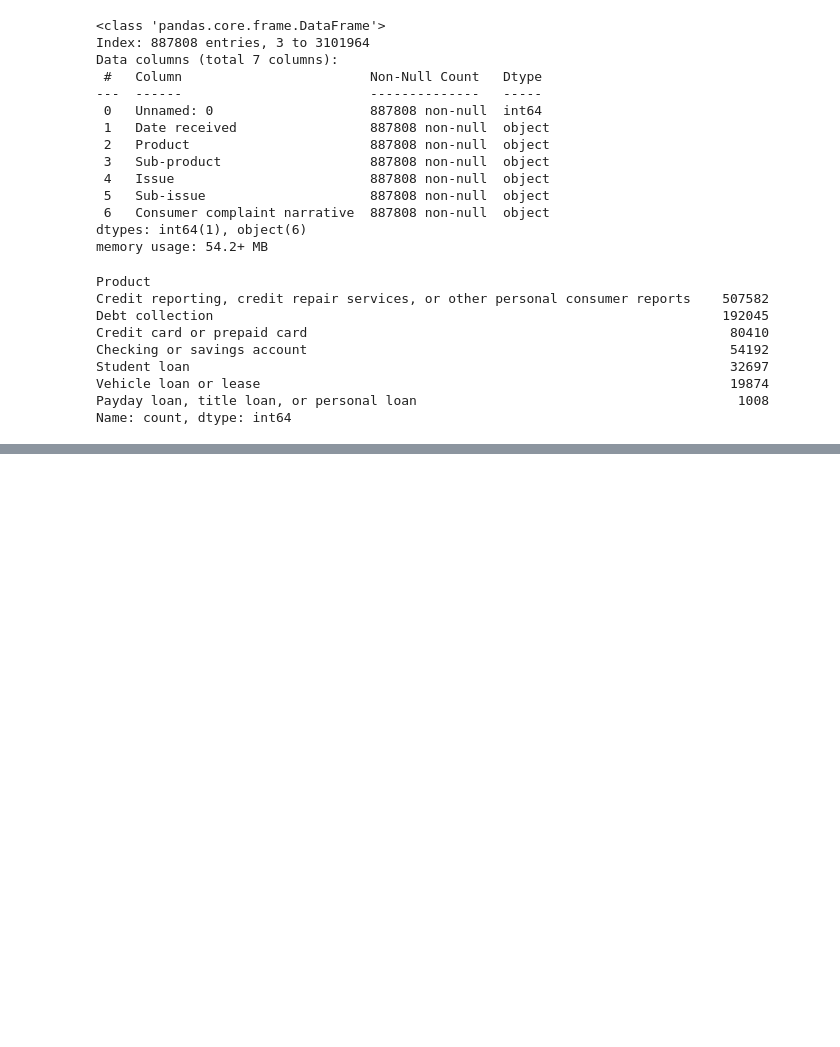
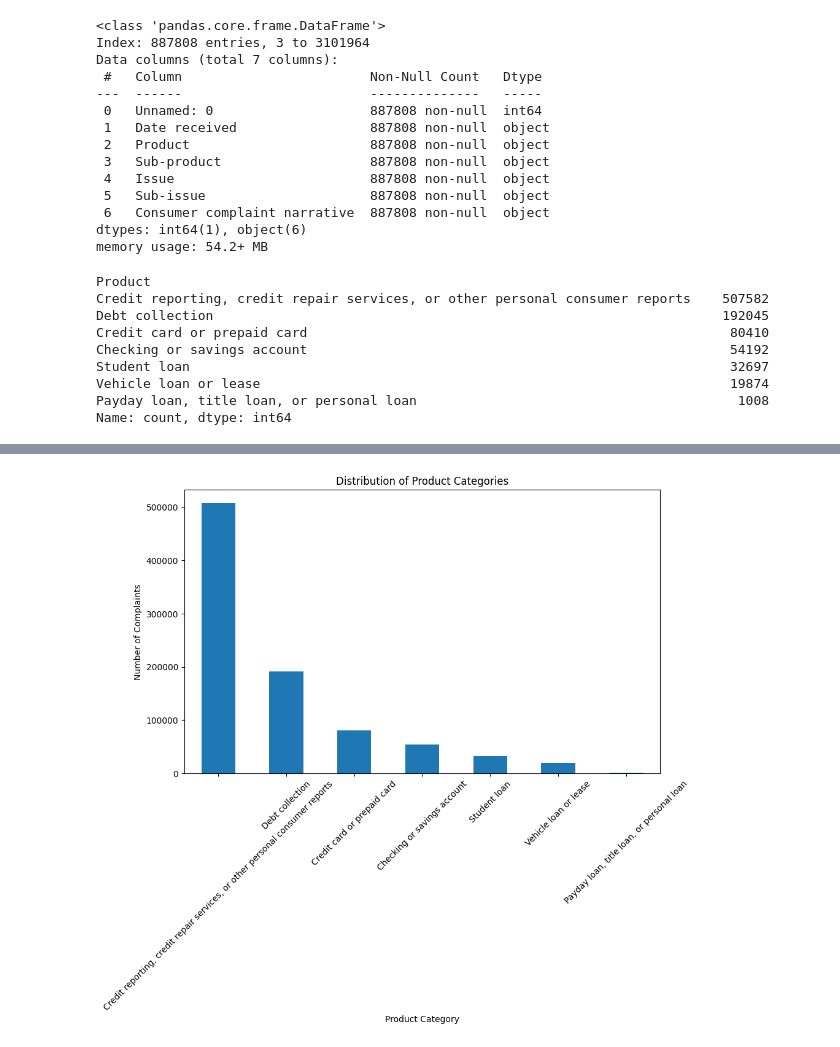
Before and after one commit to LukeOpany/consumer_complaints_classification-, a Jupyter notebook: complaints.ipynb, the cells around one changed output, grey strips where cells are left out. Cells and saved outputs as stored; diff of their text form; code cells hidden in the pictures; blank space fills up the shorter version.

Commit message:
Add initial data exploration and cleaning

```diff
--- a/complaints.ipynb
+++ b/complaints.ipynb
@@ -96,0 +114,9 @@ data.head(5)
+# %%
+data ['Product'].value_counts().plot(kind='bar', figsize=(10,6))
+plt.title('Distribution of Product Categories')
+plt.xlabel('Product Category')
+plt.ylabel('Number of Complaints')
+plt.xticks(rotation=45)
+plt.show()
+# %% [output]
+[figure, added]
```
Also changed, not shown: parts of 8 cells of this notebook, 2 other files.
